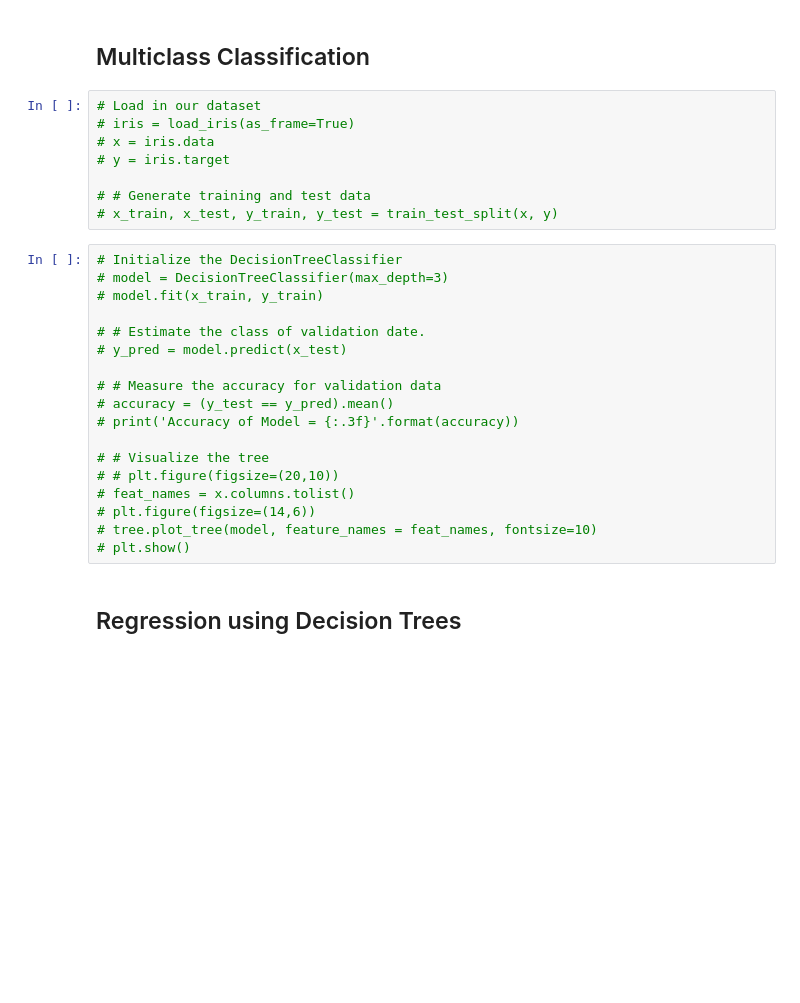
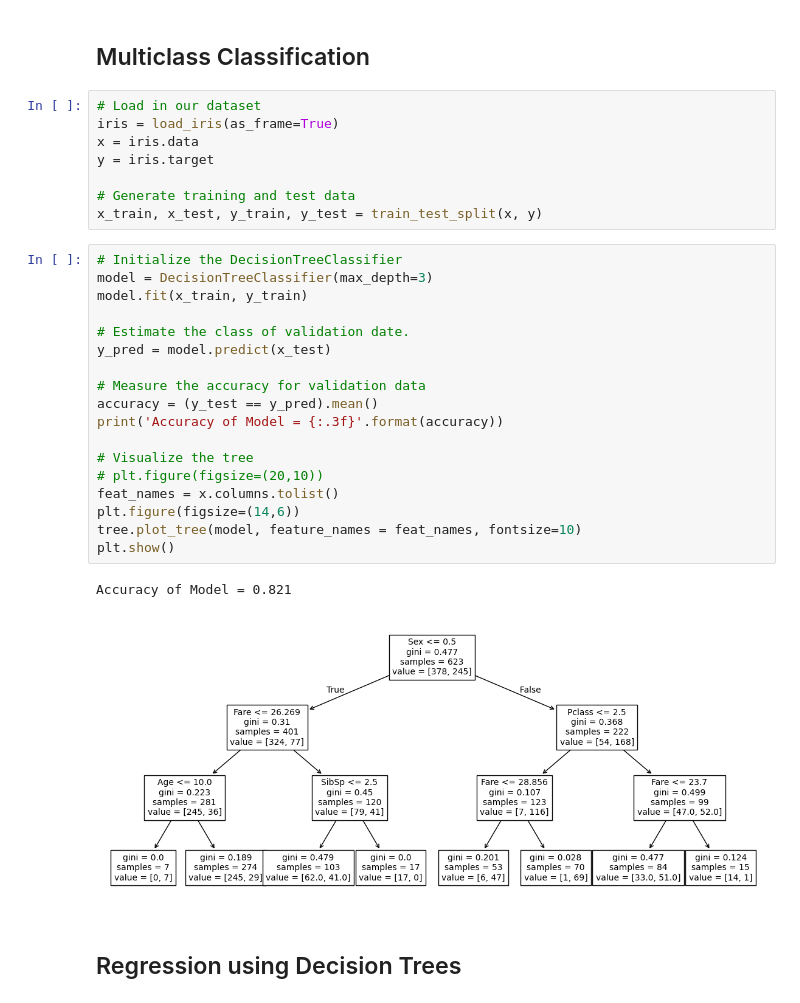
Before and after one commit to hlang014/MY-DAC-Curriculum, a Jupyter notebook: DAC-006_Machine_Learning/DAC-006-Intro_to_ML_Session_2_Student.ipynb, the cells around one changed output. Cells and saved outputs as stored; diff of their text form; blank space fills up the shorter version.

```diff
--- a/DAC-006_Machine_Learning/DAC-006-Intro_to_ML_Session_2_Student.ipynb
+++ b/DAC-006_Machine_Learning/DAC-006-Intro_to_ML_Session_2_Student.ipynb
@@ -390,30 +416,33 @@ df.head()
 ## Multiclass Classification
 # %%
 # Load in our dataset
-# iris = load_iris(as_frame=True)
-# x = iris.data
-# y = iris.target
+iris = load_iris(as_frame=True)
+x = iris.data
+y = iris.target
 
-# # Generate training and test data
-# x_train, x_test, y_train, y_test = train_test_split(x, y)
+# Generate training and test data
+x_train, x_test, y_train, y_test = train_test_split(x, y)
 # %%
 # Initialize the DecisionTreeClassifier
-# model = DecisionTreeClassifier(max_depth=3)
-# model.fit(x_train, y_train)
+model = DecisionTreeClassifier(max_depth=3)
+model.fit(x_train, y_train)
 
-# # Estimate the class of validation date.
-# y_pred = model.predict(x_test)
+# Estimate the class of validation date.
+y_pred = model.predict(x_test)
 
-# # Measure the accuracy for validation data
-# accuracy = (y_test == y_pred).mean()
-# print('Accuracy of Model = {:.3f}'.format(accuracy))
+# Measure the accuracy for validation data
+accuracy = (y_test == y_pred).mean()
+print('Accuracy of Model = {:.3f}'.format(accuracy))
 
-# # Visualize the tree
-# # plt.figure(figsize=(20,10))
-# feat_names = x.columns.tolist()
-# plt.figure(figsize=(14,6))
-# tree.plot_tree(model, feature_names = feat_names, fontsize=10)
-# plt.show()
+# Visualize the tree
+# plt.figure(figsize=(20,10))
+feat_names = x.columns.tolist()
+plt.figure(figsize=(14,6))
+tree.plot_tree(model, feature_names = feat_names, fontsize=10)
+plt.show()
+# %% [output]
+Accuracy of Model = 0.821
+[figure, added]
 # %% [markdown]
 ## Regression using Decision Trees
 # %%
```
Also changed, not shown: parts of 13 cells of this notebook.
